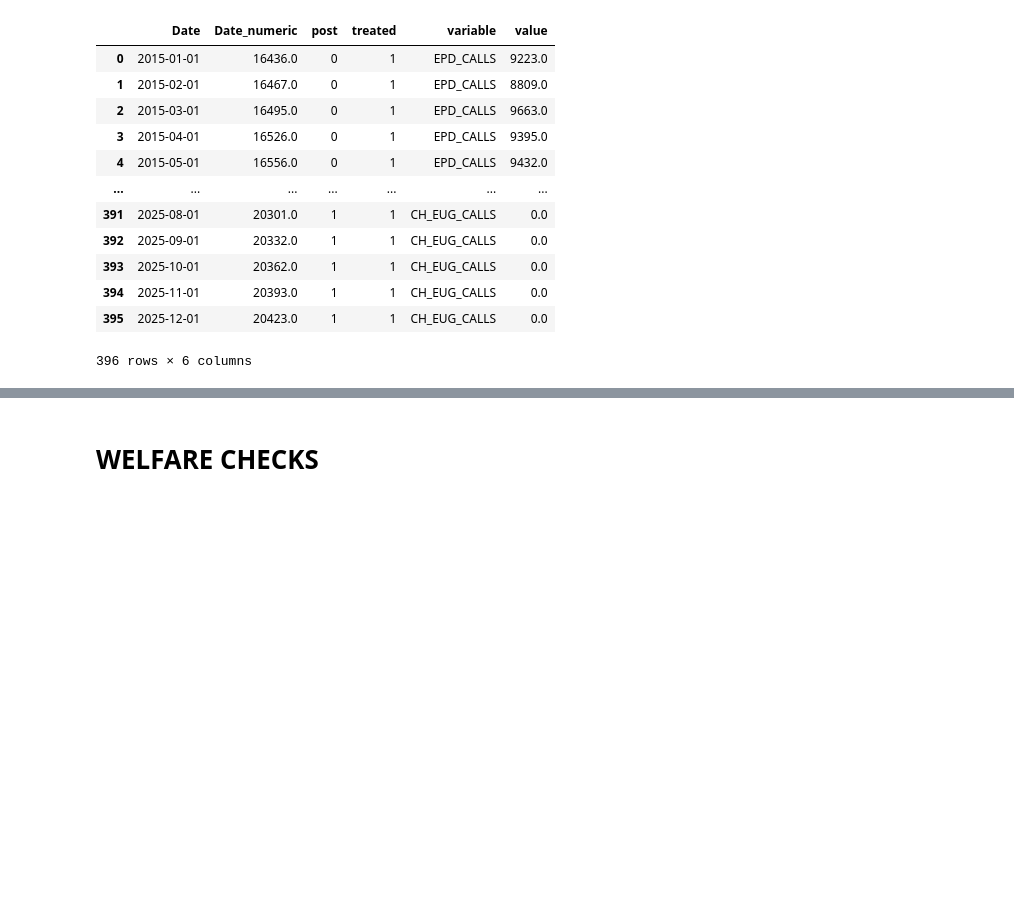
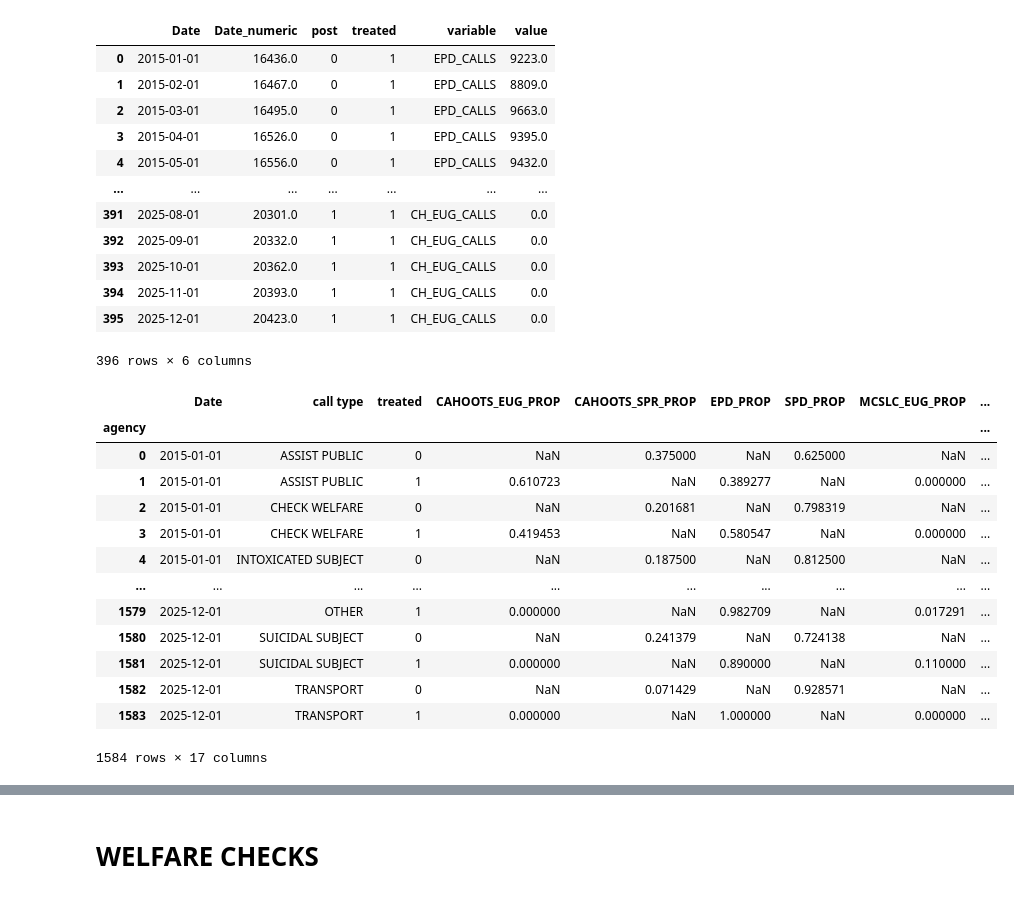
Before and after one commit to luhlig123/DataScienceInAction, a Jupyter notebook: DSCI410_Data_Processing.ipynb, the cells around one changed output, grey strips where cells are left out. Drawn from its saved outputs; the diff is of its cells as text; code cells hidden in the pictures; blank space fills up the shorter version.

```diff
--- a/DSCI410_Data_Processing.ipynb
+++ b/DSCI410_Data_Processing.ipynb
@@ -1465,6 +1465,23 @@ TOTAL_EUG_VOLUME_tidy
 | 394 | 2025-11-01 | 20393.0 | 1 | 1 | CH_EUG_CALLS | 0.0 |
 | 395 | 2025-12-01 | 20423.0 | 1 | 1 | CH_EUG_CALLS | 0.0 |
 396 rows × 6 columns
+# %%
+EUG_SPR_TYPES_PROP
+# %% [output]
+|  | Date | call type | treated | CAHOOTS_EUG_PROP | CAHOOTS_SPR_PROP | EPD_PROP | SPD_PROP | MCSLC_EUG_PROP | ... |
+| agency |  |  |  |  |  |  |  |  | ... |
+| 0 | 2015-01-01 | ASSIST PUBLIC | 0 | NaN | 0.375000 | NaN | 0.625000 | NaN | ... |
+| 1 | 2015-01-01 | ASSIST PUBLIC | 1 | 0.610723 | NaN | 0.389277 | NaN | 0.000000 | ... |
+| 2 | 2015-01-01 | CHECK WELFARE | 0 | NaN | 0.201681 | NaN | 0.798319 | NaN | ... |
+| 3 | 2015-01-01 | CHECK WELFARE | 1 | 0.419453 | NaN | 0.580547 | NaN | 0.000000 | ... |
+| 4 | 2015-01-01 | INTOXICATED SUBJECT | 0 | NaN | 0.187500 | NaN | 0.812500 | NaN | ... |
+| ... | ... | ... | ... | ... | ... | ... | ... | ... | ... |
+| 1579 | 2025-12-01 | OTHER | 1 | 0.000000 | NaN | 0.982709 | NaN | 0.017291 | ... |
+| 1580 | 2025-12-01 | SUICIDAL SUBJECT | 0 | NaN | 0.241379 | NaN | 0.724138 | NaN | ... |
+| 1581 | 2025-12-01 | SUICIDAL SUBJECT | 1 | 0.000000 | NaN | 0.890000 | NaN | 0.110000 | ... |
+| 1582 | 2025-12-01 | TRANSPORT | 0 | NaN | 0.071429 | NaN | 0.928571 | NaN | ... |
+| 1583 | 2025-12-01 | TRANSPORT | 1 | 0.000000 | NaN | 1.000000 | NaN | 0.000000 | ... |
+1584 rows × 17 columns
 # %%
 EUG_SPR_TPYES = pd.DataFrame({
     "Date": EUG_SPR_TYPES_PROP["Date"],
```
Also changed, not shown: parts of 31 cells of this notebook.
